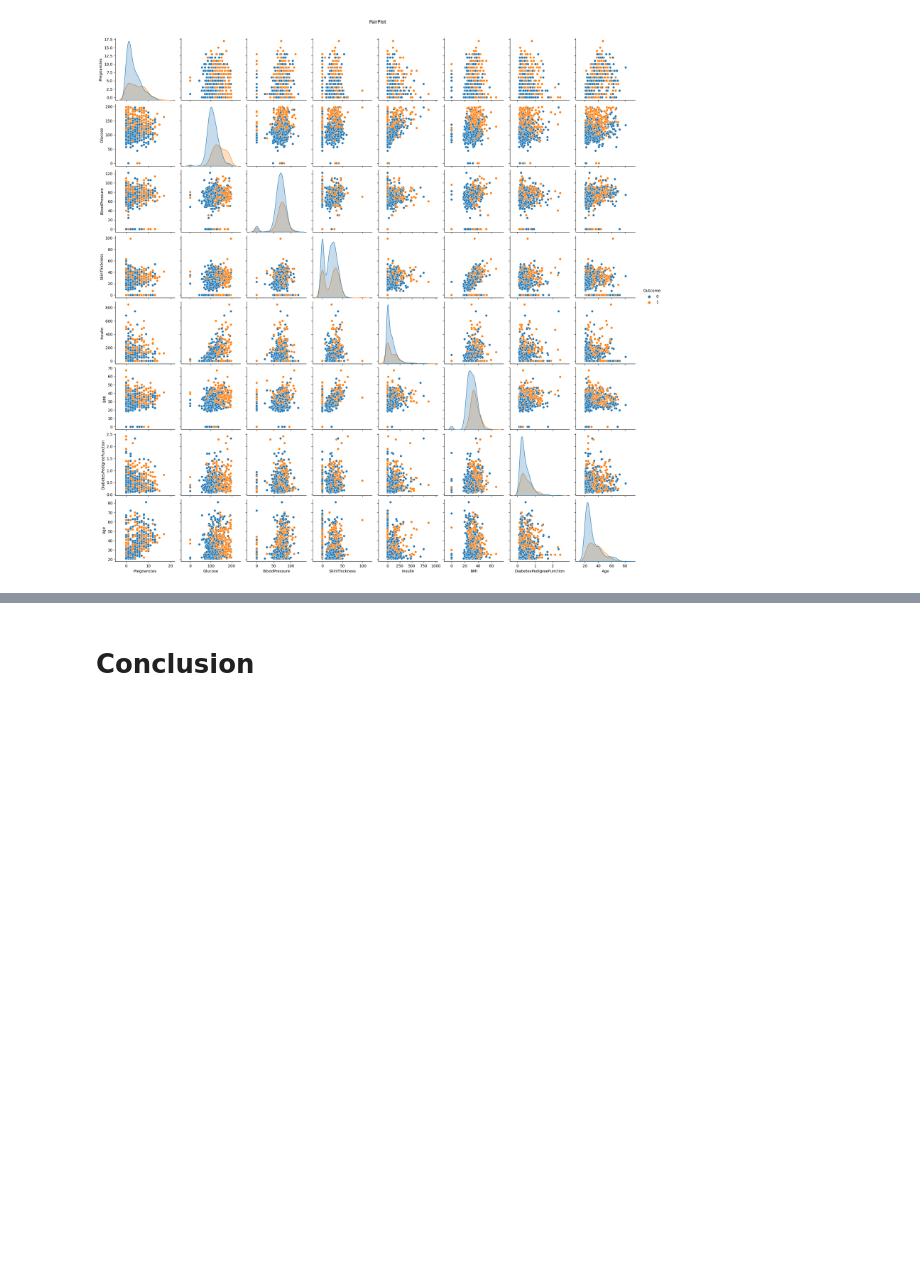
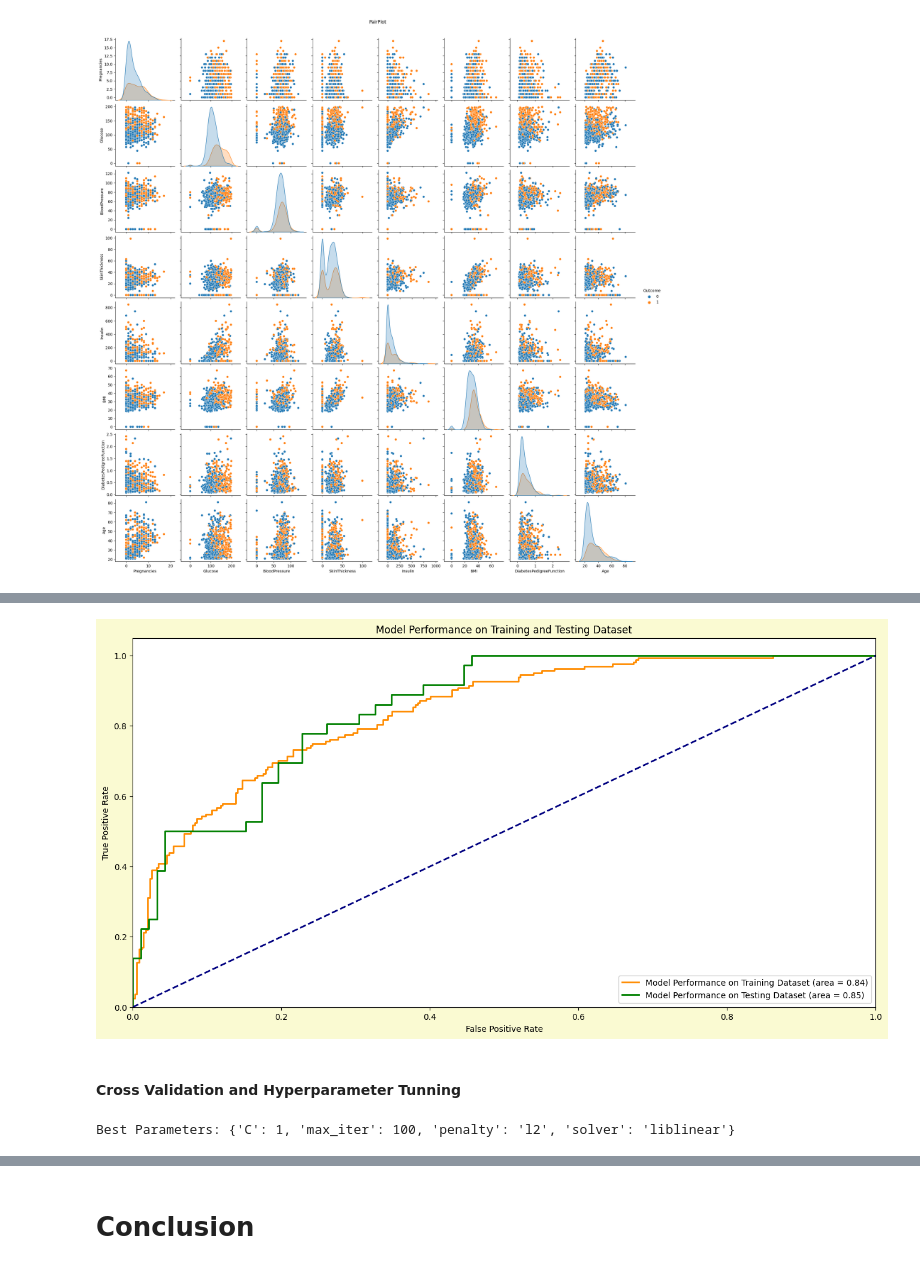
Before and after one commit to hmarathe420/Diabetes_Prediction, a Jupyter notebook: Diabetes_Prediction.ipynb, the cells around one changed output, grey strips where cells are left out. Cells and saved outputs as stored; diff of their text form; code cells hidden in the pictures; blank space fills up the shorter version.

Commit message:
Machine Learning | Logistic Regression | Random Forest Classifier.

```diff
--- a/Diabetes_Prediction.ipynb
+++ b/Diabetes_Prediction.ipynb
@@ -269,0 +310,4 @@ plt.show();
+# %%
+# Scale the features
+scaler = StandardScaler()
+x_scaled = scaler.fit_transform(x)
@@ -269,0 +316,3 @@ plt.show();
+# %%
+# splitting the dataset into training and testing
+x_train,x_test,y_train,y_test =train_test_split(x_scaled,y, test_size = 0.2,random_state = 42)
@@ -269,0 +346,10 @@ plt.show();
+# %%
+# Creating a Logistic Regression model
+Log_model = LogisticRegression()
+
+# Training the model
+Log_model.fit(x_train,y_train)
+
+# Making the prediction on training and tesing dataset
+train_pred_L = Log_model.predict(x_train)
+test_pred_L = Log_model.predict(x_test)
@@ -269,0 +378,50 @@ plt.show();
+# %%
+# calculating test and train pred proba
+test_pred_prob = Log_model.predict_proba(x_test)[:, 1]
+train_pred_prob = Log_model.predict_proba(x_train)[:,1]
+
+# calculating ROC curve and AUC for testing dataset
+fpr,tpr,_= roc_curve(y_test,test_pred_prob)
+roc_auc = auc(fpr,tpr)
+
+# calculating ROC curve and AUC for Training dataset
+fpr1, tpr1, _ = roc_curve(y_train, train_pred_prob)
+roc_auc1 = auc(fpr1,tpr1)
+
+# Plot ROC curve
+plt.figure(figsize = (16,8), facecolor = 'lightgoldenrodyellow')
+plt.plot(fpr1,tpr1, color = 'darkorange', lw= 2 , label = 'Model Performance on Training Dataset (area = %0.2f)'%roc_auc1)
+plt.plot(fpr, tpr, color='green', lw=2, label='Model Performance on Testing Dataset (area = %0.2f)' % roc_auc)
+plt.plot([0, 1], [0, 1], color='navy', lw=2, linestyle='--')
+plt.xlim([0.0, 1.0])
+plt.ylim([0.0, 1.05])
+plt.xlabel('False Positive Rate')
+plt.ylabel('True Positive Rate')
+plt.title('Model Performance on Training and Testing Dataset')
+plt.legend(loc="lower right")
+plt.show()
+# %% [output]
+[figure, added]
+# %% [markdown]
+#### **Cross Validation and Hyperparameter Tunning**
+# %%
+# defining the model
+logreg = LogisticRegression()
+
+# Perform hyperparameter tuning using GridSearchCV
+param_grid = {
+    'penalty': ['l1', 'l2'],  # Regularization type (L1 or L2)
+    'C': [0.001, 0.01, 0.1, 1, 10, 100],  # Inverse of regularization strength
+    'solver': ['liblinear', 'lbfgs', 'saga'],  # Optimization algorithm
+    'max_iter': [100, 500, 1000],  # Maximum number of iterations
+}
+
+# performing hyperparameter tunning
+grid_search = GridSearchCV(logreg, param_grid, cv=5, scoring='accuracy')
+grid_search.fit(x_train, y_train)
+
+# printing the best parameters
+best_params = grid_search.best_params_
+print("Best Parameters:", best_params)
+# %% [output]
+Best Parameters: {'C': 1, 'max_iter': 100, 'penalty': 'l2', 'solver': 'liblinear'}
```
Also changed, not shown: parts of 21 cells of this notebook.
